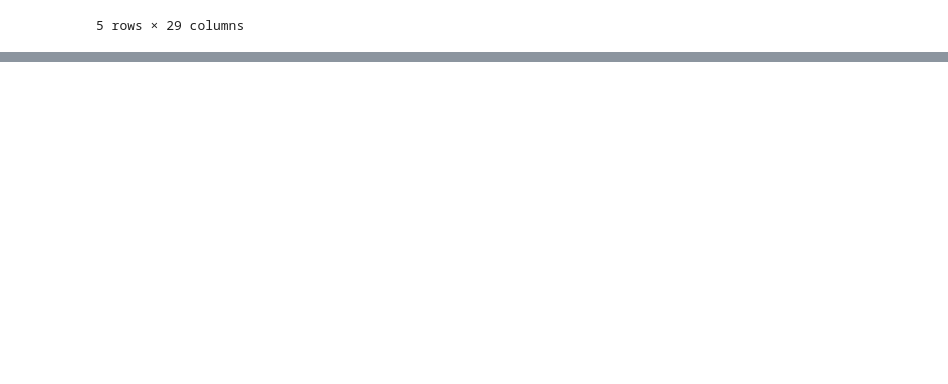
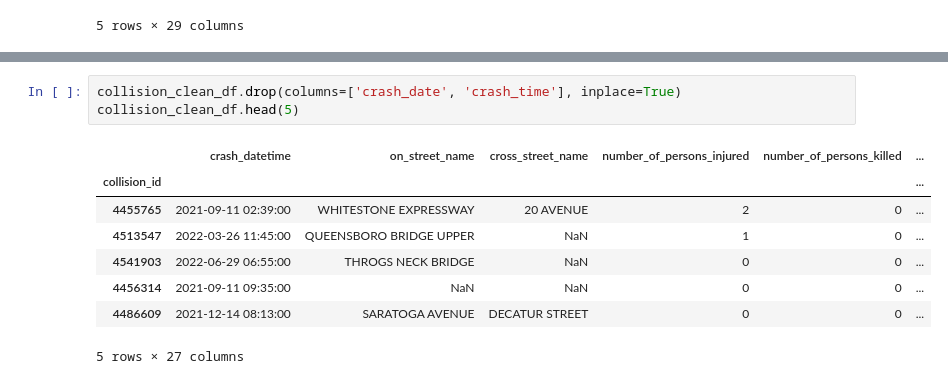
Before and after one commit to ReiannaLiu/MotorVehicleCollision, a Jupyter notebook: data_cleaning_process/collision_data_cleaning.ipynb, the cells around one changed output, grey strips where cells are left out. Saved outputs shown, nothing was run; the diff lists cells and outputs as text; blank space fills up the shorter version.

```diff
--- a/data_cleaning_process/collision_data_cleaning.ipynb
+++ b/data_cleaning_process/collision_data_cleaning.ipynb
@@ -62,0 +100,12 @@ collision_clean_df.to_csv('../Resources/collision_data_clean.csv', index=False)
+# %%
+collision_clean_df.drop(columns=['crash_date', 'crash_time'], inplace=True)
+collision_clean_df.head(5)
+# %% [output]
+|  | crash_datetime | on_street_name | cross_street_name | number_of_persons_injured | number_of_persons_killed | ... |
+| collision_id |  |  |  |  |  | ... |
+| 4455765 | 2021-09-11 02:39:00 | WHITESTONE EXPRESSWAY | 20 AVENUE | 2 | 0 | ... |
+| 4513547 | 2022-03-26 11:45:00 | QUEENSBORO BRIDGE UPPER | NaN | 1 | 0 | ... |
+| 4541903 | 2022-06-29 06:55:00 | THROGS NECK BRIDGE | NaN | 0 | 0 | ... |
+| 4456314 | 2021-09-11 09:35:00 | NaN | NaN | 0 | 0 | ... |
+| 4486609 | 2021-12-14 08:13:00 | SARATOGA AVENUE | DECATUR STREET | 0 | 0 | ... |
+5 rows × 27 columns
```
Also changed, not shown: parts of 24 cells of this notebook, 1 other file.
